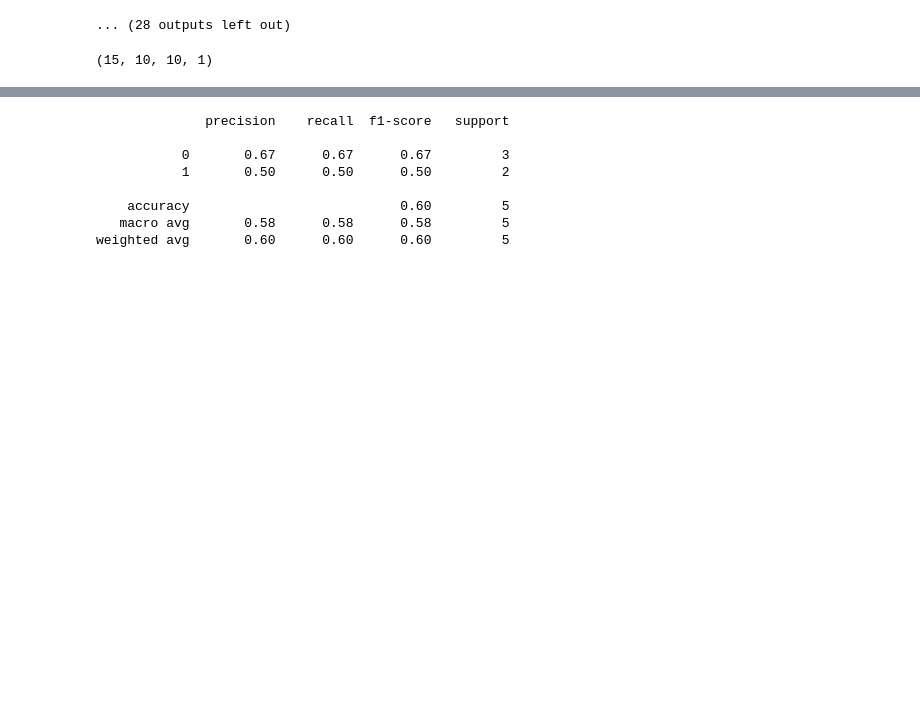
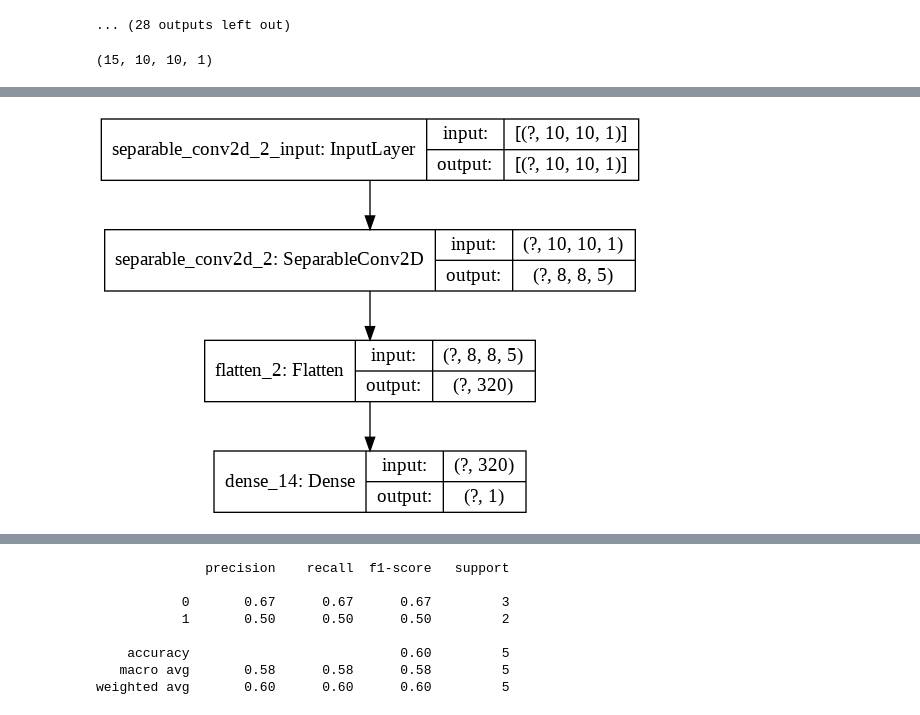
Before and after one commit to lisaong/stackup-workshops, a Jupyter notebook: mask-or-not/mask_or_not.ipynb, the cells around one changed output, grey strips where cells are left out. Drawn from its saved outputs; the diff is of its cells as text; code cells hidden in the pictures; blank space fills up the shorter version.

```diff
--- a/mask-or-not/mask_or_not.ipynb
+++ b/mask-or-not/mask_or_not.ipynb
@@ -391,6 +397,10 @@ Total params: 340
 Trainable params: 340
 Non-trainable params: 0
 _________________________________________________________________
+# %%
+tf.keras.utils.plot_model(cnn, show_shapes=True)
+# %% [output]
+[figure, added]
 # %%
 # early_stop = tf.keras.callbacks.EarlyStopping(patience=3)
 checkpoint = tf.keras.callbacks.ModelCheckpoint('cnn.h5', save_best_only=True)
```
Also changed, not shown: parts of 15 cells of this notebook.
